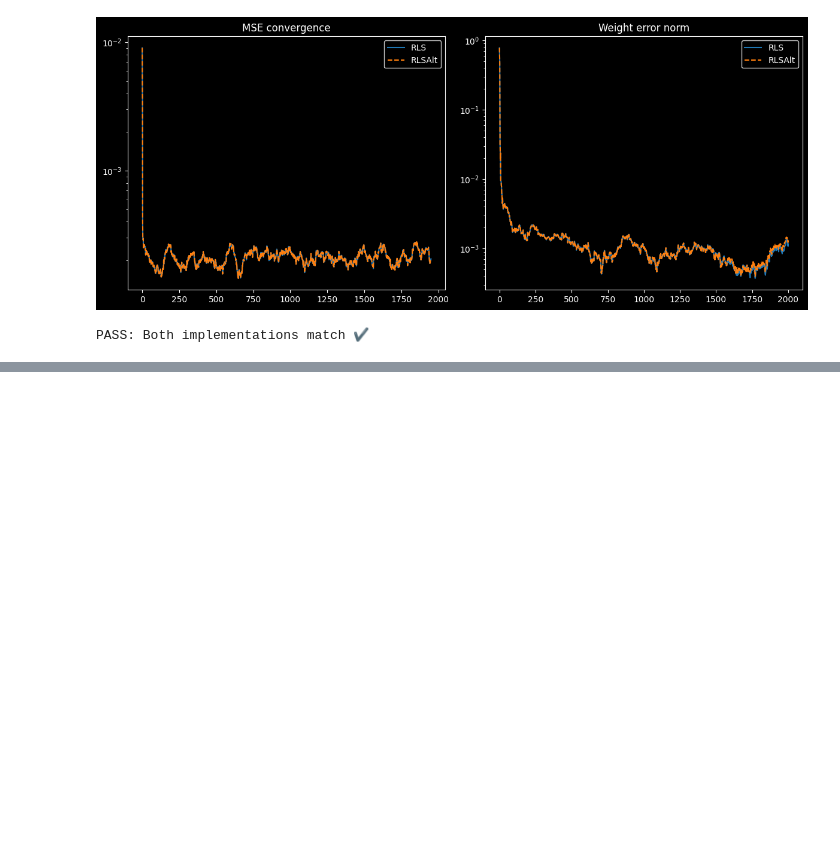
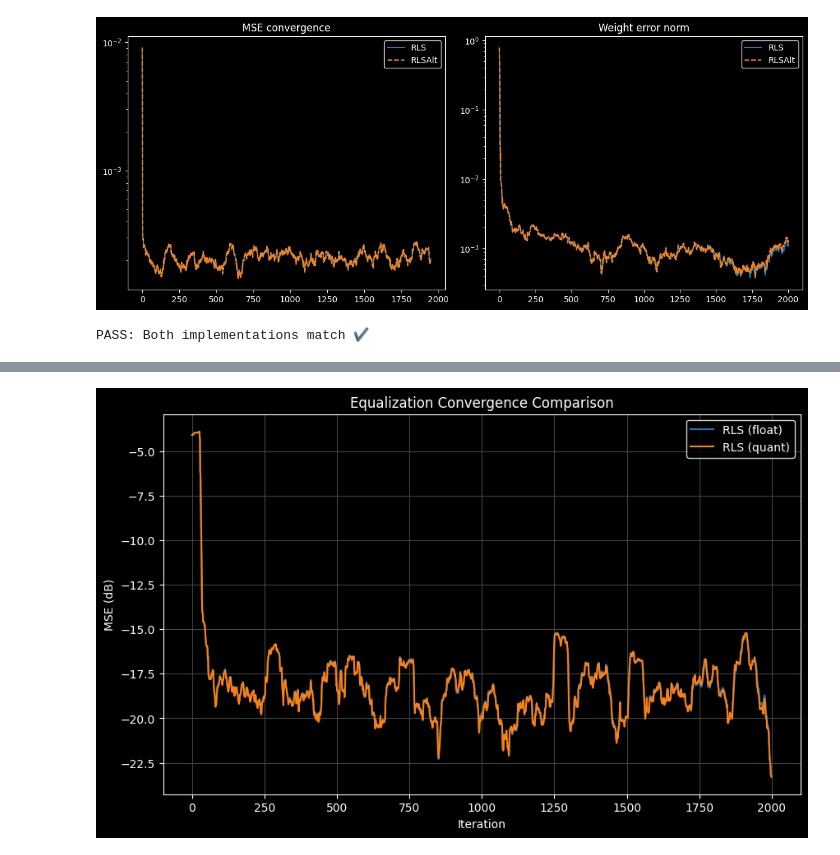
Before and after one commit to murumura/adsp, a Jupyter notebook: Diniz-Chap5-Impltest.ipynb, the cells around one changed output, grey strips where cells are left out. Saved outputs shown, nothing was run; the diff lists cells and outputs as text; code cells hidden in the pictures; blank space fills up the shorter version.

Commit message:
impl quant-version of rls & lms

```diff
--- a/Diniz-Chap5-Impltest.ipynb
+++ b/Diniz-Chap5-Impltest.ipynb
@@ -137,0 +236,43 @@ PASS: Both implementations match ✔
+# %%
+np.random.seed(0)
+def mse_curve(e):
+  return np.abs(e)**2
+
+def smooth(x, win=50):
+  return np.convolve(x, np.ones(win)/win, mode='same')
+N = 2000
+x = np.random.randn(N).astype(np.float32)
+# channel
+h = np.array([0.9, 0.3, -0.2], dtype=np.float32)
+d = np.convolve(x, h)[:N]
+delay = 2
+d_ref = np.roll(x, delay)
+order = 5
+
+rls = adspfilter.RLSAlt(filter_order=order, lam=0.995, delta=0.5)
+y_rls, e_rls, _ = rls(d, d_ref, train=True)
+
+# ---- Quantized RLS ----
+qrls = adspfilter.QuantizedRLSAlt(
+    filter_order=order,
+    lam=0.995,
+    delta=0.5,
+    q_total_bits=20,
+    q_frac_bits=12
+)
+out_qrls = qrls(d, d_ref, train=True)
+e_qrls = out_qrls["e"]
+# %%
+plt.figure(figsize=(10,6))
+
+plt.plot(10*np.log10(smooth(mse_curve(e_rls))), label="RLS (float)")
+plt.plot(10*np.log10(smooth(mse_curve(e_qrls))), label="RLS (quant)")
+
+plt.xlabel("Iteration")
+plt.ylabel("MSE (dB)")
+plt.title("Equalization Convergence Comparison")
+plt.grid(True)
+plt.legend()
+plt.show()
+# %% [output]
+[figure, added]
```
Also changed, not shown: parts of 2 cells of this notebook, 3 other files.
